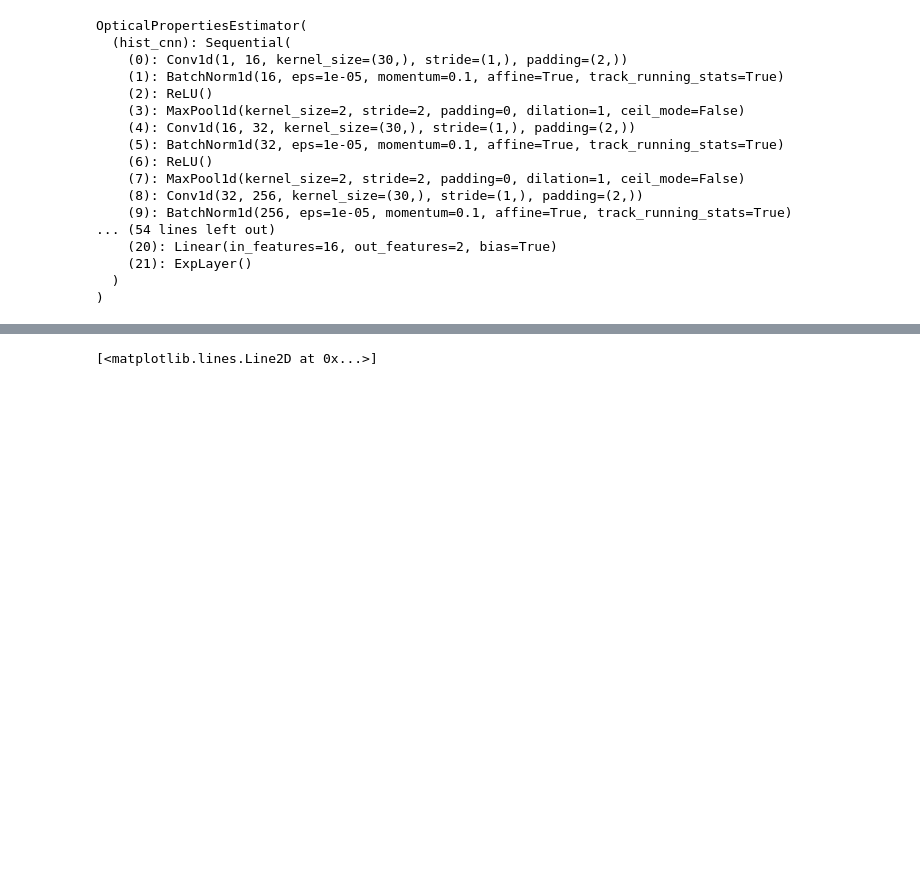
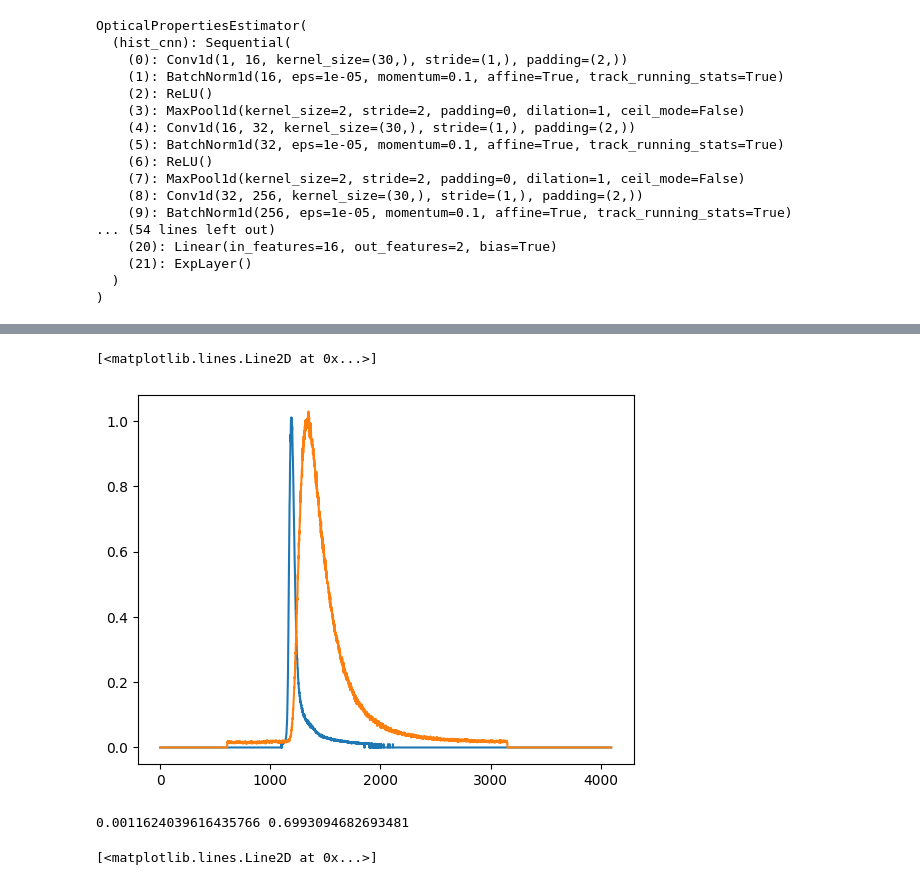
Before and after one commit to nicocarbone/PHDFitAI, a Jupyter notebook: PHDFItInference.ipynb, the cells around one changed output, grey strips where cells are left out. Cells and saved outputs as stored; diff of their text form; code cells hidden in the pictures; blank space fills up the shorter version.

```diff
--- a/PHDFItInference.ipynb
+++ b/PHDFItInference.ipynb
@@ -233,3 +219,28 @@ plt.show()
+# %%
+irf = np.genfromtxt("ExpLab/instru2.asc", skip_footer=1, skip_header=10)
+medium = np.genfromtxt("ExpLab/medium3.asc", skip_footer=1, skip_header=10)
+
+irf_normalized = phdmodel.normalize_dtof(irf)
+medium_normalized = phdmodel.normalize_dtof(medium)
+
+plt.plot(irf_normalized, label='IRF')
+plt.plot(medium_normalized, label='Medium')
+# %% [output]
+[<matplotlib.lines.Line2D at 0x...>]
+[figure, added]
+# %%
+torch_dtof = torch.tensor(medium_normalized, dtype=torch.float32).unsqueeze(0).unsqueeze(0).to(device) # Add batch and channel dimension
+torch_irf = torch.tensor(irf_normalized, dtype=torch.float32).unsqueeze(0).unsqueeze(0).to(device)
+
+with torch.no_grad():
+    predicted_optical_properties = trained_model(torch_dtof, torch_irf)
+
+predicted_ups = predicted_optical_properties[0][0].item()
+predicted_ua = predicted_optical_properties[0][1].item()
+
+print(predicted_ua, predicted_ups)
+# %% [output]
+0.0011624039616435766 0.6993094682693481
 # %%
 measurement_parent_folder = "/home/nicocarbone/MedidasExperimentales/MedidasCamilo/rho30/"
 IRF_suffix = "IRF/"
```
Also changed, not shown: parts of 13 cells of this notebook, 7 other files.
